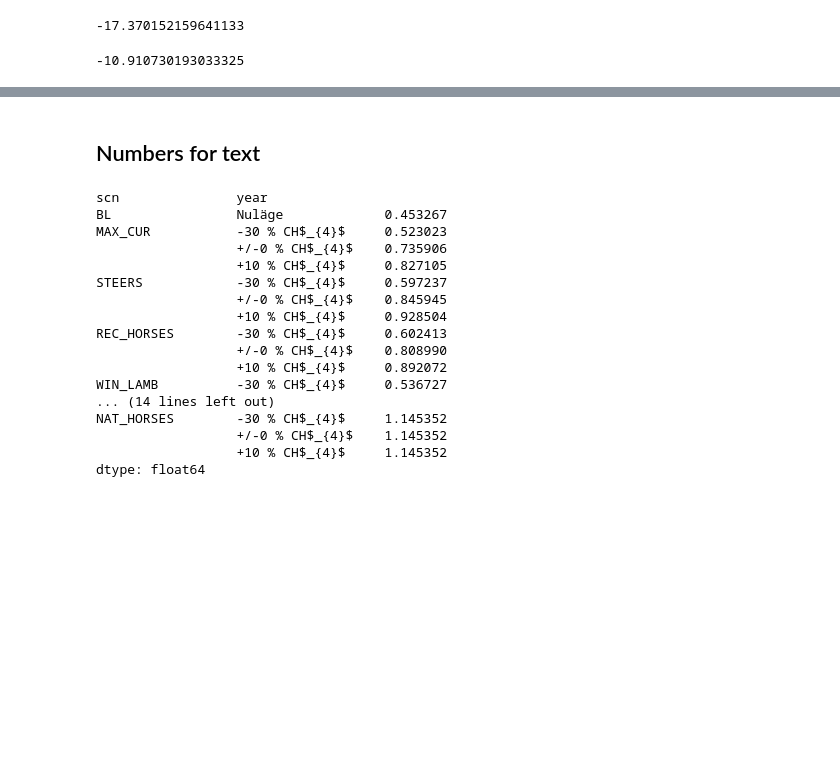
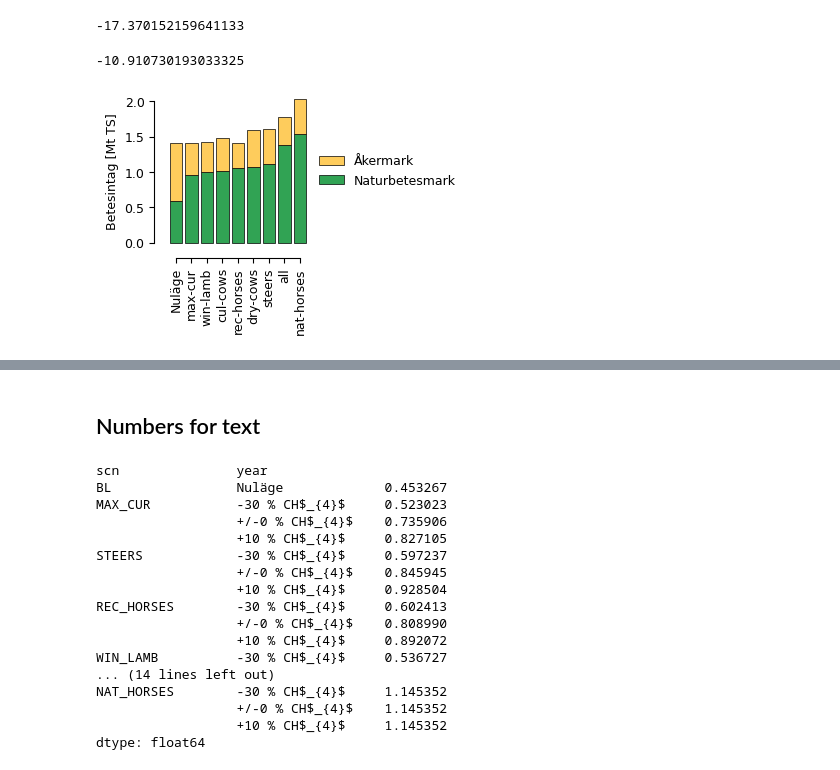
Before and after one commit to karlssonjo/seminatgrass, a Jupyter notebook: figs4swe_summary.ipynb, the cells around one changed output, grey strips where cells are left out. Saved outputs shown, nothing was run; the diff lists cells and outputs as text; code cells hidden in the pictures; blank space fills up the shorter version.

```diff
--- a/figs4swe_summary.ipynb
+++ b/figs4swe_summary.ipynb
@@ -467,3 +491,34 @@ plt.show()
 (cropland_tot.loc[('ALL','100')]-cropland_tot.loc[('BL','0')]).sum() / cropland_tot.loc[('BL','0')].sum() * 100
 # %% [output]
 -10.910730193033325
+# %%
+scns = [s for s in sort if s not in ['ALL + NAT_HORSES']]
+d = (
+    session
+    .get_attr('c','production',{'crop_prod':None, 'crop':'land_use'})
+    .loc[:,'grazing']
+    .rename(rename_years)
+    .rename(columns={'cropland':'arable'})
+    .loc[(scns,['Nuläge','$\pm$0 % CH$_{4}$']),:]
+    .droplevel('year')
+    .rename(
+        index = rename_scn,
+        columns = {'arable':'Åkermark', 'semi-natural grasslands':'Naturbetesmark'}
+    )
+    .rename({'':'Nuläge'})
+)/1_000_000_000
+
+fig,ax = plt.subplots(figsize=(1.8,1.9))
+cm.plot.bar(
+    d,
+    ax = ax,
+    sort_categories=True,
+    cmap=ListedColormap(name='X', colors=['#31a354', '#fecc5c']),
+    ylabel='Betesintag [Mt TS]',
+    ylabel_fontsize=9,
+    ticklabels_fontsize=9
+)
+_legend_r(ax)
+plt.show()
+# %% [output]
+[figure, added]
```
Also changed, not shown: parts of 10 cells of this notebook.
